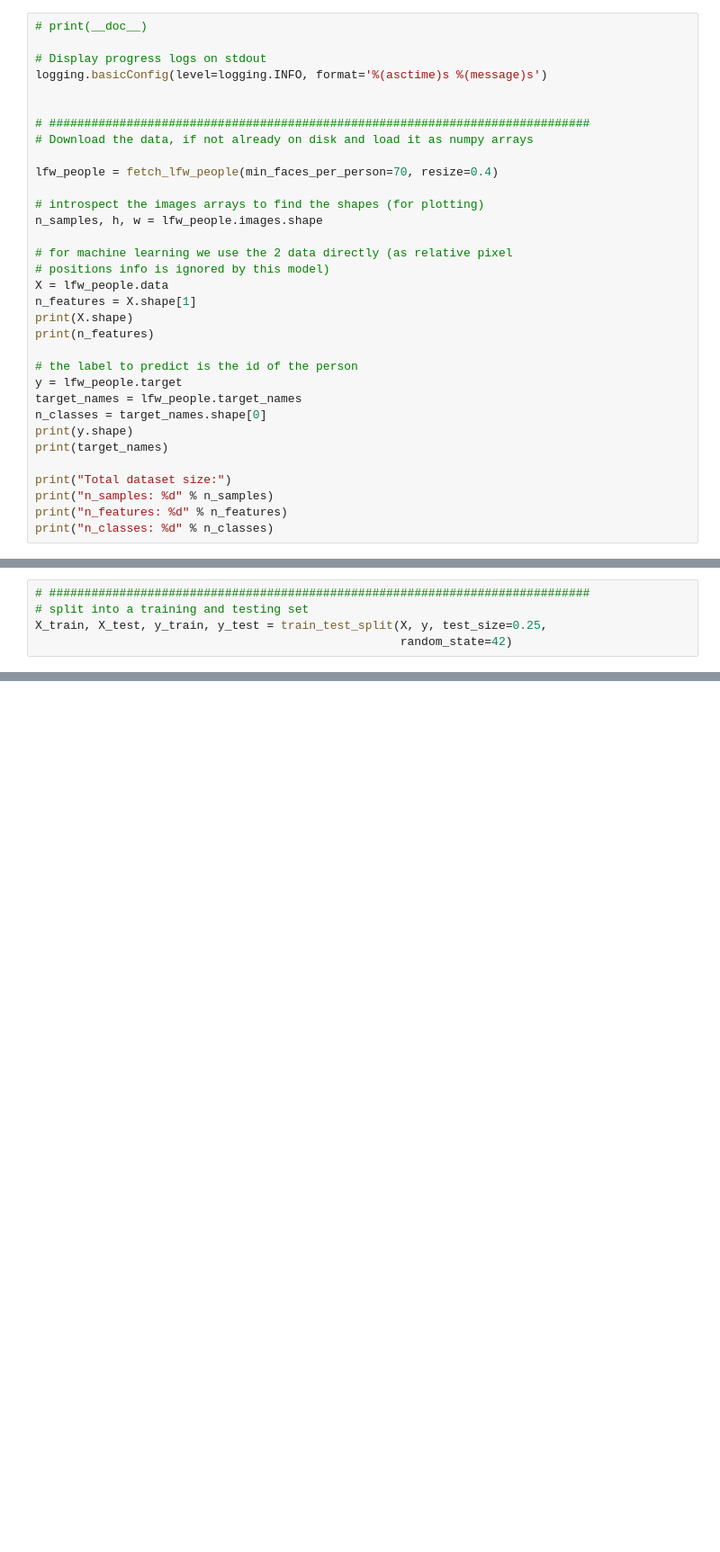
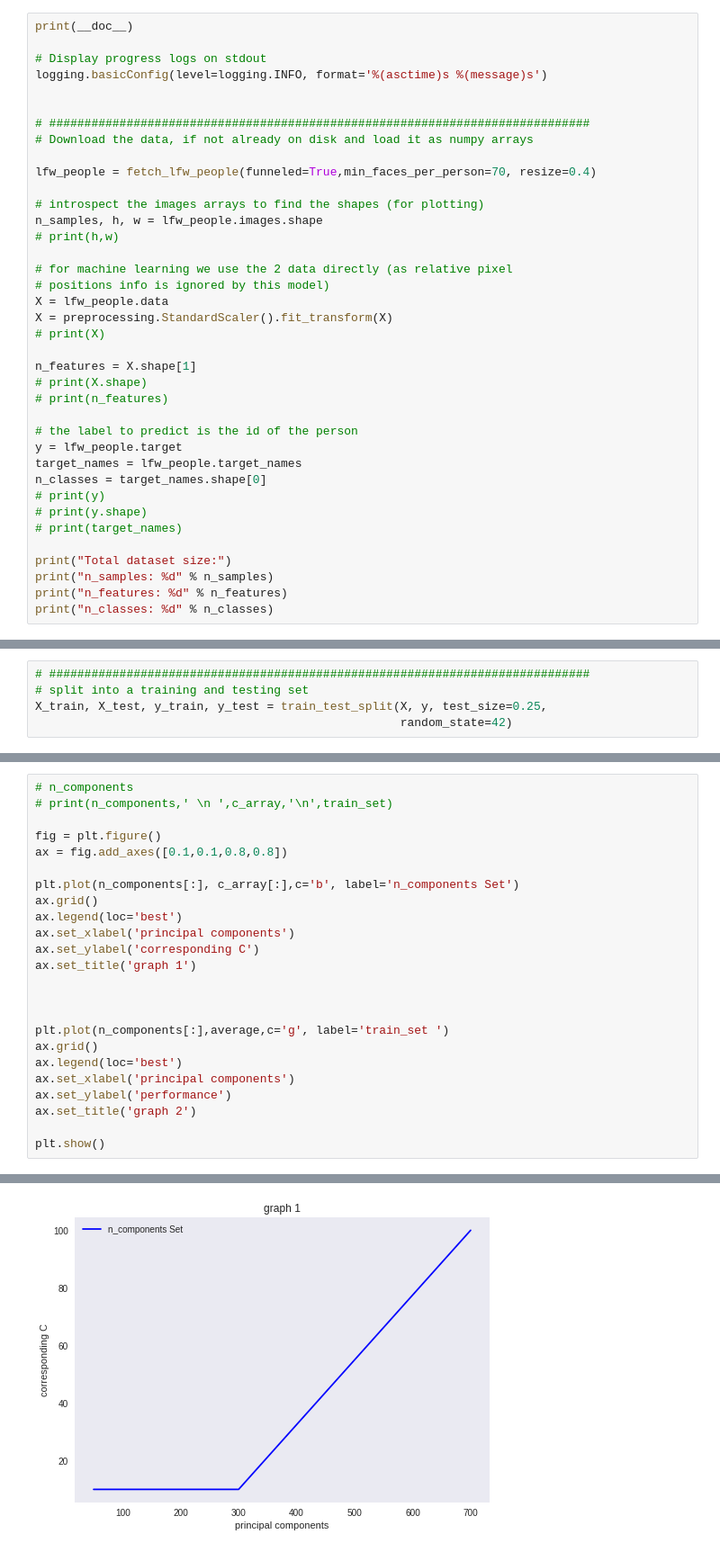
Before and after one commit to 842Mono/CSEN1067_Machine_Learning_Project1, a Jupyter notebook: Project2ML.ipynb, the cells around one changed output, grey strips where cells are left out. Shown at 90% size. Saved outputs shown, nothing was run; the diff lists cells and outputs as text; blank space fills up the shorter version.

```diff
--- a/Project2ML.ipynb
+++ b/Project2ML.ipynb
@@ -17,5 +20,5 @@ from sklearn.svm import SVC
 # %%
-# print(__doc__)
+print(__doc__)
 
 # Display progress logs on stdout
 logging.basicConfig(level=logging.INFO, format='%(asctime)s %(message)s')
@@ -24,24 +27,29 @@ logging.basicConfig(level=logging.INFO, format='%(asctime)s %(message)s')
 # #############################################################################
 # Download the data, if not already on disk and load it as numpy arrays
 
-lfw_people = fetch_lfw_people(min_faces_per_person=70, resize=0.4)
+lfw_people = fetch_lfw_people(funneled=True,min_faces_per_person=70, resize=0.4)
 
 # introspect the images arrays to find the shapes (for plotting)
 n_samples, h, w = lfw_people.images.shape
+# print(h,w)
 
 # for machine learning we use the 2 data directly (as relative pixel
 # positions info is ignored by this model)
 X = lfw_people.data
+X = preprocessing.StandardScaler().fit_transform(X)
+# print(X)
+
 n_features = X.shape[1]
-print(X.shape)
-print(n_features)
+# print(X.shape)
+# print(n_features)
 
 # the label to predict is the id of the person
 y = lfw_people.target
 target_names = lfw_people.target_names
 n_classes = target_names.shape[0]
-print(y.shape)
-print(target_names)
+# print(y)
+# print(y.shape)
+# print(target_names)
 
 print("Total dataset size:")
 print("n_samples: %d" % n_samples)
@@ -92,0 +303,25 @@ SVC(C=1000.0, cache_size=200, class_weight='balanced', coef0=0.0,
+# %%
+# n_components
+# print(n_components,' \n ',c_array,'\n',train_set)
+
+fig = plt.figure()
+ax = fig.add_axes([0.1,0.1,0.8,0.8])
+
+plt.plot(n_components[:], c_array[:],c='b', label='n_components Set')
+ax.grid()
+ax.legend(loc='best')
+ax.set_xlabel('principal components')
+ax.set_ylabel('corresponding C')
+ax.set_title('graph 1')
+
+
+
+plt.plot(n_components[:],average,c='g', label='train_set ')
+ax.grid()
+ax.legend(loc='best')
+ax.set_xlabel('principal components')
+ax.set_ylabel('performance')
+ax.set_title('graph 2')
+
+plt.show()
+# %% [output]
@@ -92,0 +329 @@ SVC(C=1000.0, cache_size=200, class_weight='balanced', coef0=0.0,
+[figure, added]
```
Also changed, not shown: parts of 24 cells of this notebook.
